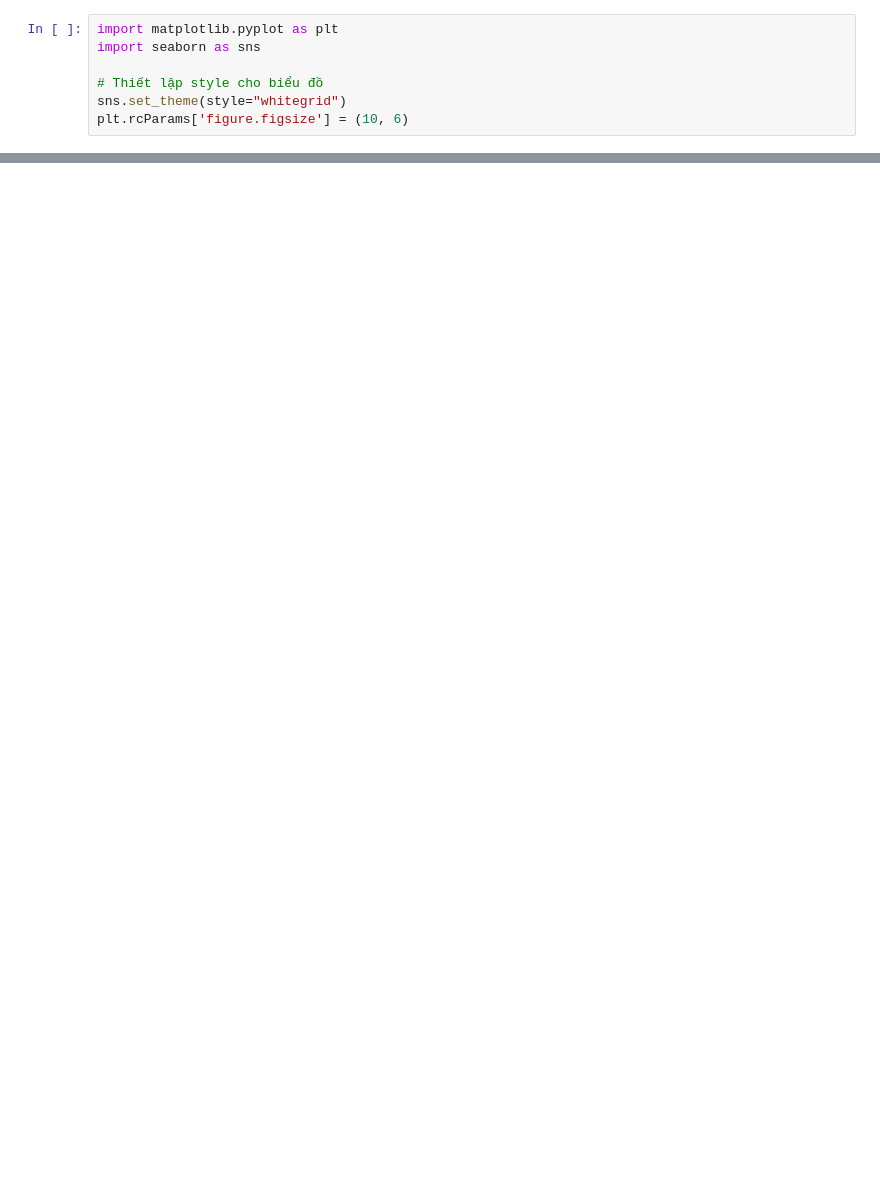
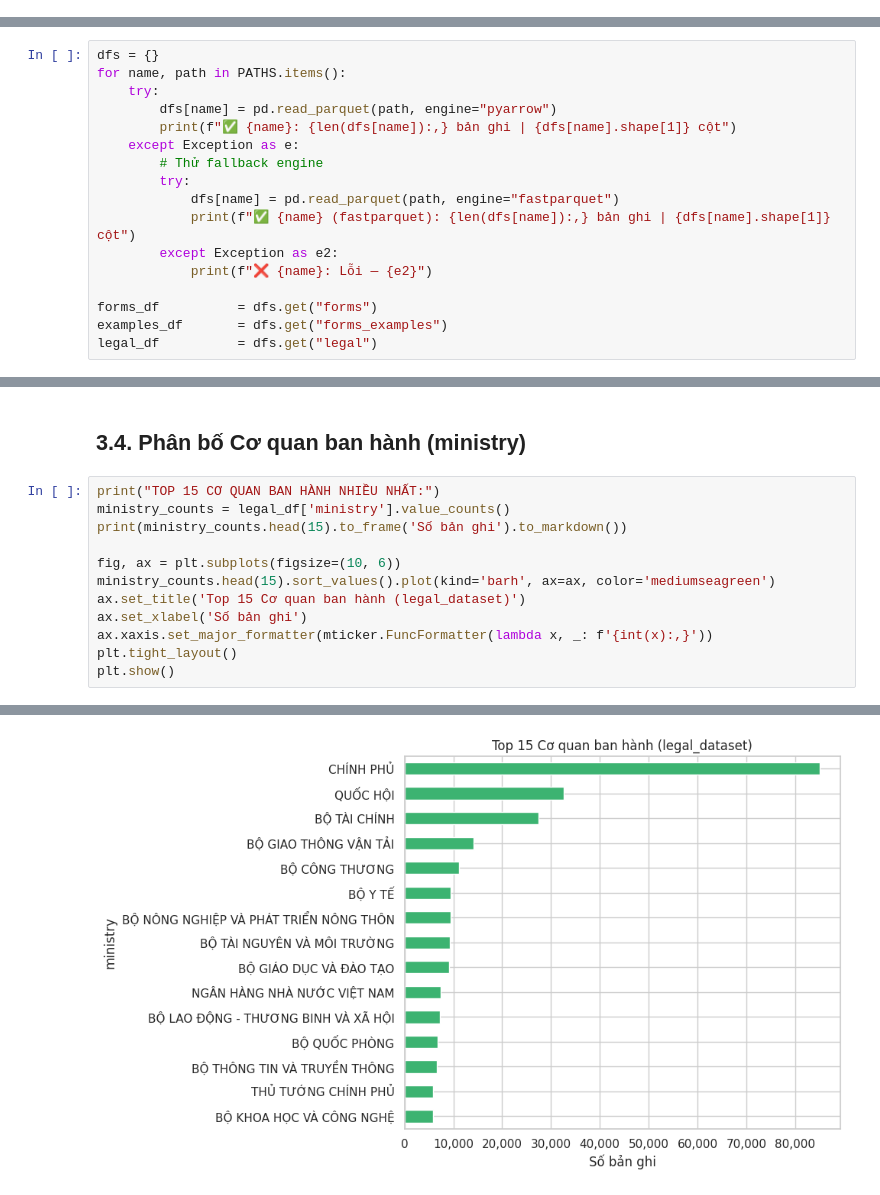
Before and after one commit to anh130305/RagDraftingAI, a Jupyter notebook: data/checkData.ipynb, the cells around one changed output, grey strips where cells are left out. Saved outputs shown, nothing was run; the diff lists cells and outputs as text; blank space fills up the shorter version.

```diff
--- a/data/checkData.ipynb
+++ b/data/checkData.ipynb
@@ -286,7 +0,0 @@ Name: count, dtype: int64
-# %%
-import matplotlib.pyplot as plt
-import seaborn as sns
-
-# Thiết lập style cho biểu đồ
-sns.set_theme(style="whitegrid")
-plt.rcParams['figure.figsize'] = (10, 6)
@@ -453,0 +53,17 @@ Kết quả 3:
+# %%
+dfs = {}
+for name, path in PATHS.items():
+    try:
+        dfs[name] = pd.read_parquet(path, engine="pyarrow")
+        print(f"✅ {name}: {len(dfs[name]):,} bản ghi | {dfs[name].shape[1]} cột")
+    except Exception as e:
+        # Thử fallback engine
+        try:
+            dfs[name] = pd.read_parquet(path, engine="fastparquet")
+            print(f"✅ {name} (fastparquet): {len(dfs[name]):,} bản ghi | {dfs[name].shape[1]} cột")
+        except Exception as e2:
+            print(f"❌ {name}: Lỗi — {e2}")
+
+forms_df          = dfs.get("forms")
+examples_df       = dfs.get("forms_examples")
+legal_df          = dfs.get("legal")
@@ -453,0 +675,15 @@ Kết quả 3:
+# %% [markdown]
+## 3.4. Phân bố Cơ quan ban hành (ministry)
+# %%
+print("TOP 15 CƠ QUAN BAN HÀNH NHIỀU NHẤT:")
+ministry_counts = legal_df['ministry'].value_counts()
+print(ministry_counts.head(15).to_frame('Số bản ghi').to_markdown())
+
+fig, ax = plt.subplots(figsize=(10, 6))
+ministry_counts.head(15).sort_values().plot(kind='barh', ax=ax, color='mediumseagreen')
+ax.set_title('Top 15 Cơ quan ban hành (legal_dataset)')
+ax.set_xlabel('Số bản ghi')
+ax.xaxis.set_major_formatter(mticker.FuncFormatter(lambda x, _: f'{int(x):,}'))
+plt.tight_layout()
+plt.show()
+# %% [output]
@@ -453,0 +708 @@ Kết quả 3:
+[figure, added]
```
Also changed, not shown: parts of 71 cells of this notebook, 16 other files.
